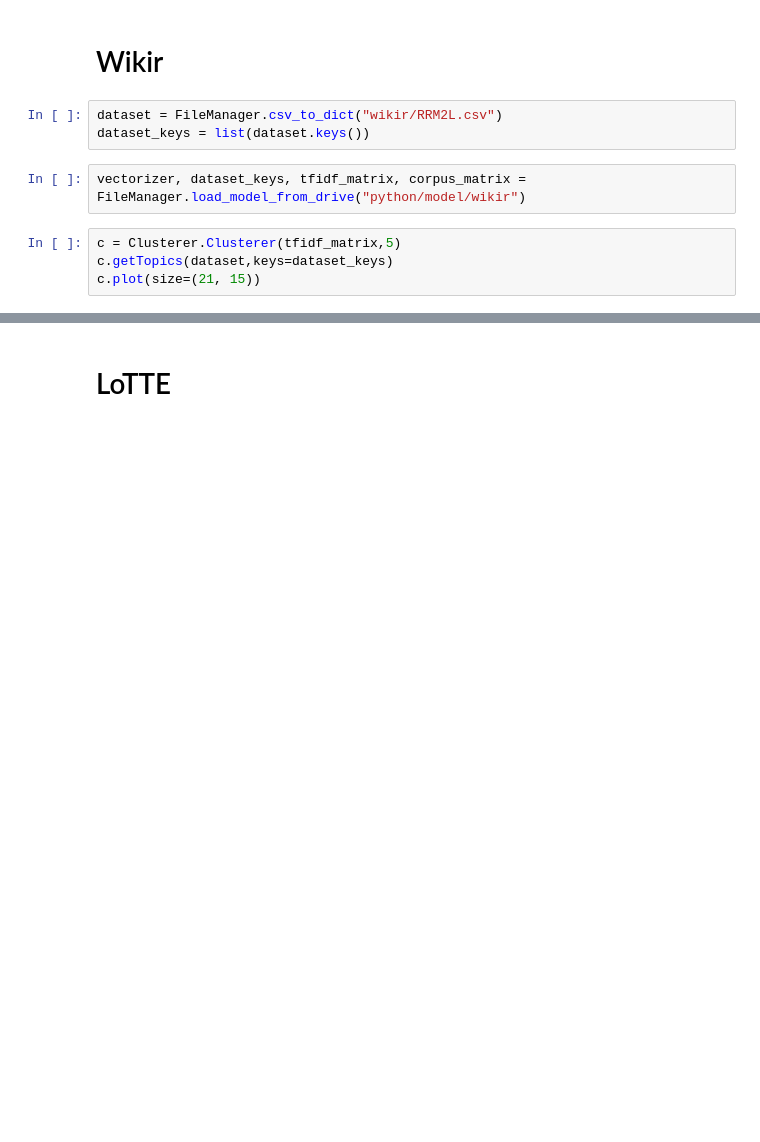
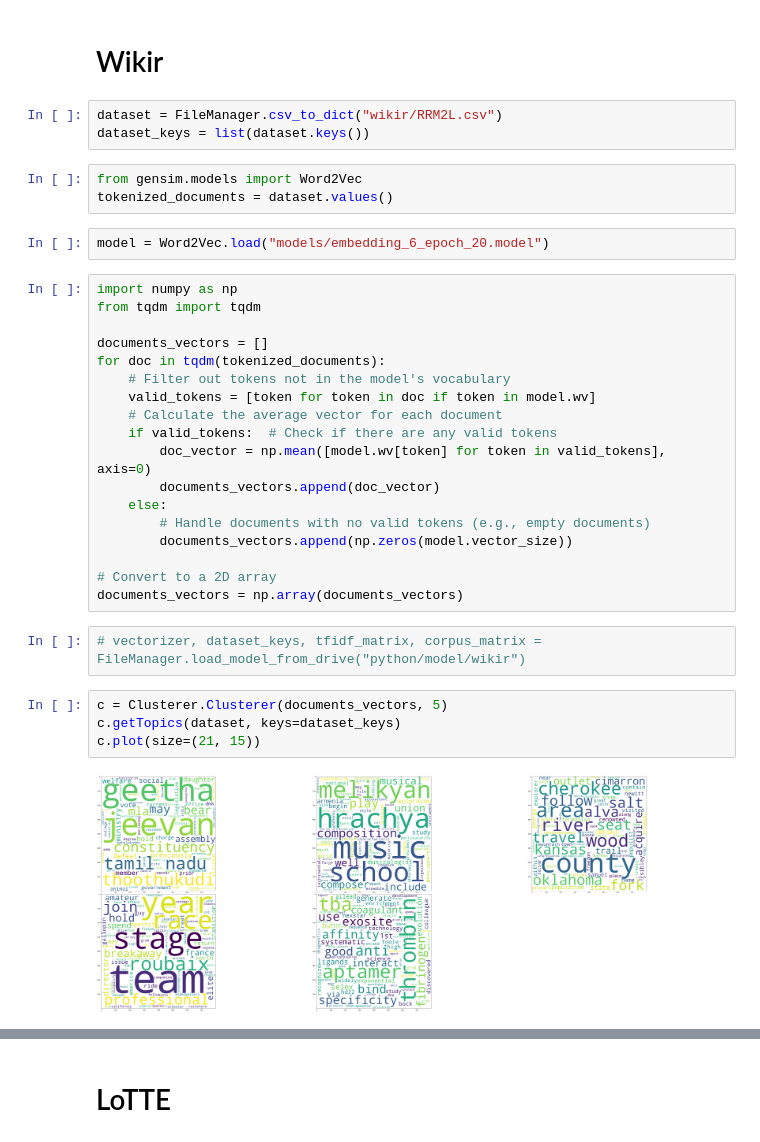
Before and after one commit to RedWn/Information-Retrieval-Project, a Jupyter notebook: cluster_notebook.ipynb, the cells around one changed output, grey strips where cells are left out. Saved outputs shown, nothing was run; the diff lists cells and outputs as text; blank space fills up the shorter version.

Commit message:
Wiki Clusters

```diff
--- a/cluster_notebook.ipynb
+++ b/cluster_notebook.ipynb
@@ -8,9 +8,34 @@ from python import Clusterer
 # %%
 dataset = FileManager.csv_to_dict("wikir/RRM2L.csv")
 dataset_keys = list(dataset.keys())
+# %%
+from gensim.models import Word2Vec
+tokenized_documents = dataset.values()
+# %%
+model = Word2Vec.load("models/embedding_6_epoch_20.model")
+# %%
+import numpy as np
+from tqdm import tqdm
+
+documents_vectors = []
+for doc in tqdm(tokenized_documents):
+    # Filter out tokens not in the model's vocabulary
+    valid_tokens = [token for token in doc if token in model.wv]
+    # Calculate the average vector for each document
+    if valid_tokens:  # Check if there are any valid tokens
+        doc_vector = np.mean([model.wv[token] for token in valid_tokens], axis=0)
+        documents_vectors.append(doc_vector)
+    else:
+        # Handle documents with no valid tokens (e.g., empty documents)
+        documents_vectors.append(np.zeros(model.vector_size))
+
+# Convert to a 2D array
+documents_vectors = np.array(documents_vectors)
 # %%
-vectorizer, dataset_keys, tfidf_matrix, corpus_matrix = FileManager.load_model_from_drive("python/model/wikir")
+# vectorizer, dataset_keys, tfidf_matrix, corpus_matrix = FileManager.load_model_from_drive("python/model/wikir")
 # %%
-c = Clusterer.Clusterer(tfidf_matrix,5)
-c.getTopics(dataset,keys=dataset_keys)
+c = Clusterer.Clusterer(documents_vectors, 5)
+c.getTopics(dataset, keys=dataset_keys)
 c.plot(size=(21, 15))
+# %% [output]
+[figure, added]
```
Also changed, not shown: parts of 1 cell of this notebook.
